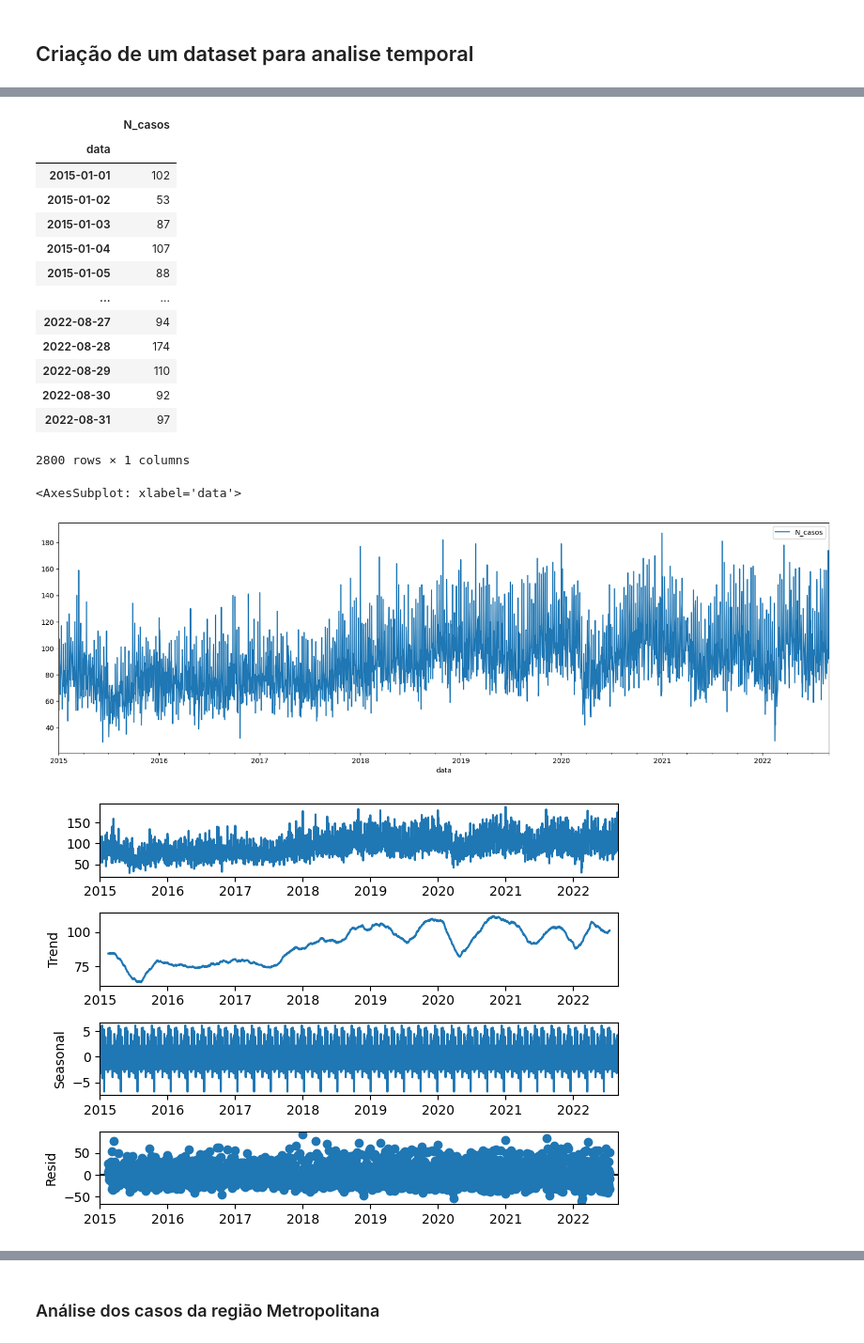
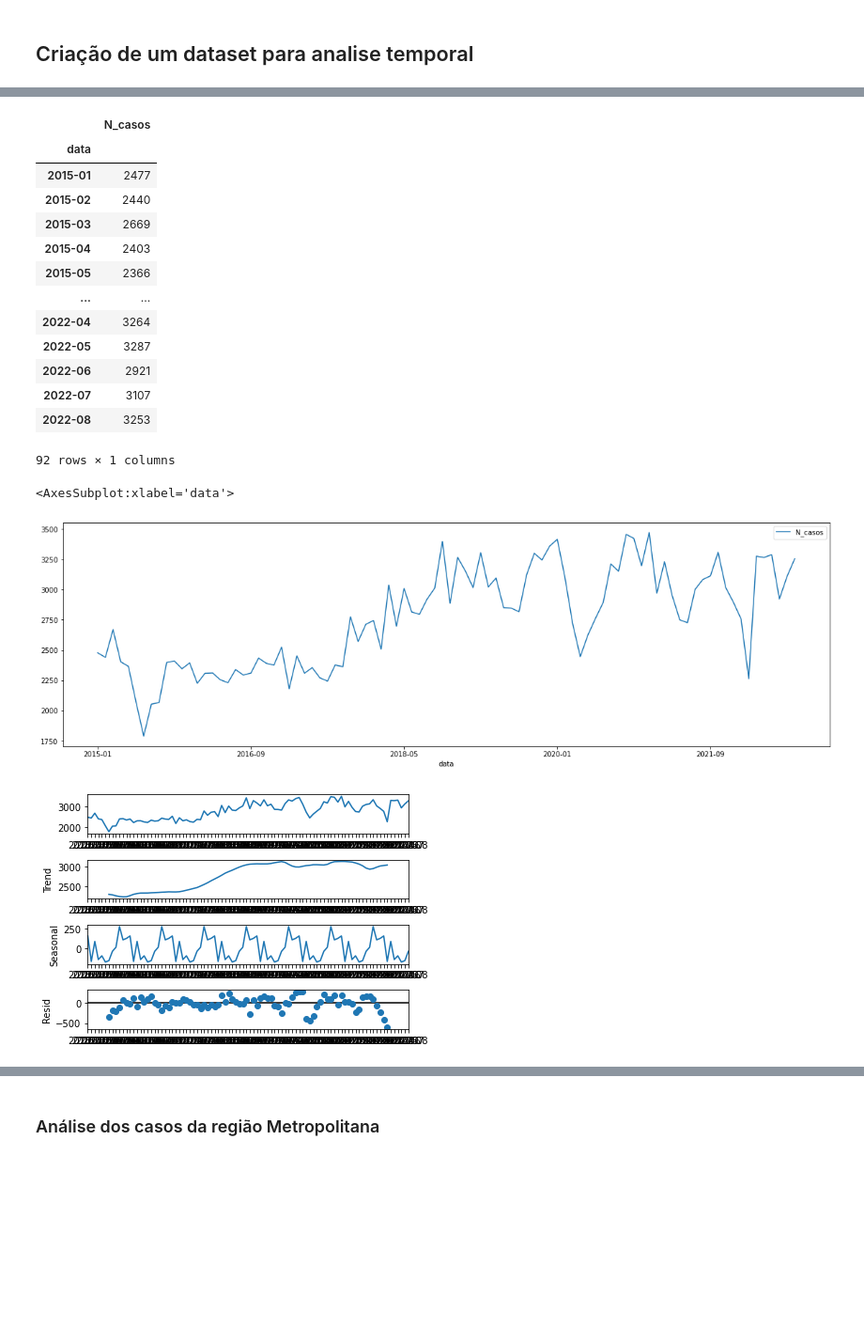
Before and after one commit to HitaloNasc/temporal-analysis-of-domestic-violence-in-the-state-of-pernambuco, a Jupyter notebook: analises/teste_violencia.ipynb, the cells around one changed output, grey strips where cells are left out. Shown at 94% size. Drawn from its saved outputs; the diff is of its cells as text; code cells hidden in the pictures; blank space fills up the shorter version.

```diff
--- a/analises/teste_violencia.ipynb
+++ b/analises/teste_violencia.ipynb
@@ -432,0 +279,6 @@ df['REGIAO GEOGRÁFICA'].value_counts().plot.pie()
+# %%
+def ano_mes (data):
+    data = str(data)[:7]
+    return data
+# %%
+df['ano/mes'] = df['DATA DO FATO'].apply(ano_mes)
@@ -433,5 +289,5 @@ df['REGIAO GEOGRÁFICA'].value_counts().plot.pie()
 # %%
-df_temp = df['DATA DO FATO'].value_counts().rename_axis('data').to_frame('N_casos')
+df_temp = df['ano/mes'].value_counts().rename_axis('data').to_frame('N_casos')
 # %%
 df_temp.sort_index(inplace = True)
 # %%
@@ -439,20 +295,20 @@ df_temp
 # %% [output]
 |  | N_casos |
 | data |  |
-| 2015-01-01 | 102 |
-| 2015-01-02 | 53 |
-| 2015-01-03 | 87 |
-| 2015-01-04 | 107 |
-| 2015-01-05 | 88 |
+| 2015-01 | 2477 |
+| 2015-02 | 2440 |
+| 2015-03 | 2669 |
+| 2015-04 | 2403 |
+| 2015-05 | 2366 |
 | ... | ... |
-| 2022-08-27 | 94 |
-| 2022-08-28 | 174 |
-| 2022-08-29 | 110 |
-| 2022-08-30 | 92 |
-| 2022-08-31 | 97 |
+| 2022-04 | 3264 |
+| 2022-05 | 3287 |
+| 2022-06 | 2921 |
+| 2022-07 | 3107 |
+| 2022-08 | 3253 |
-2800 rows × 1 columns
+92 rows × 1 columns
 # %%
 df_temp.plot(figsize=(20,6))
 # %% [output]
-<AxesSubplot: xlabel='data'>
+<AxesSubplot:xlabel='data'>
-[figure, old version]
+[figure, new version]
@@ -463,6 +315,6 @@ import statsmodels.tsa.api as tsa
 # %%
-df_decomp = tsa.seasonal_decompose(df_temp, period = 90)
+df_decomp = tsa.seasonal_decompose(df_temp, period = 12)
 df_decomp.plot();
 # %% [output]
-[figure, old version]
+[figure, new version]
 # %% [markdown]
```
Also changed, not shown: parts of 93 cells of this notebook.
